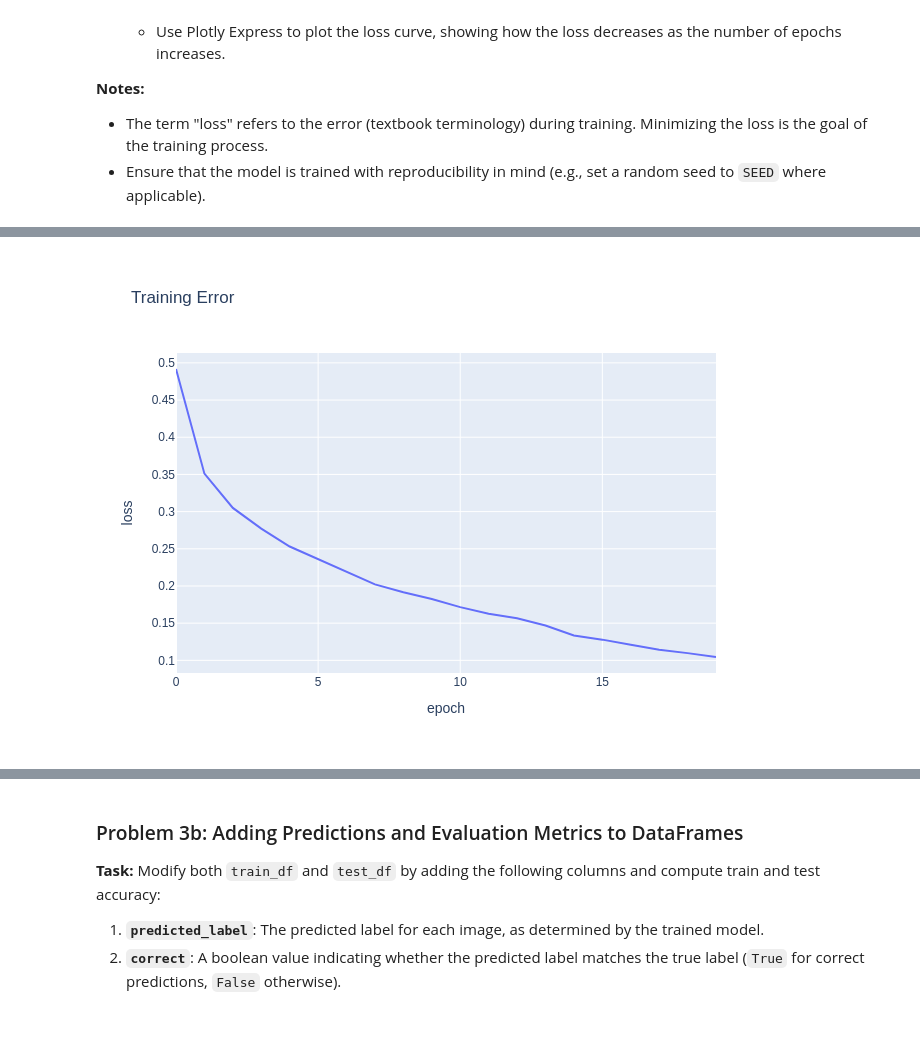
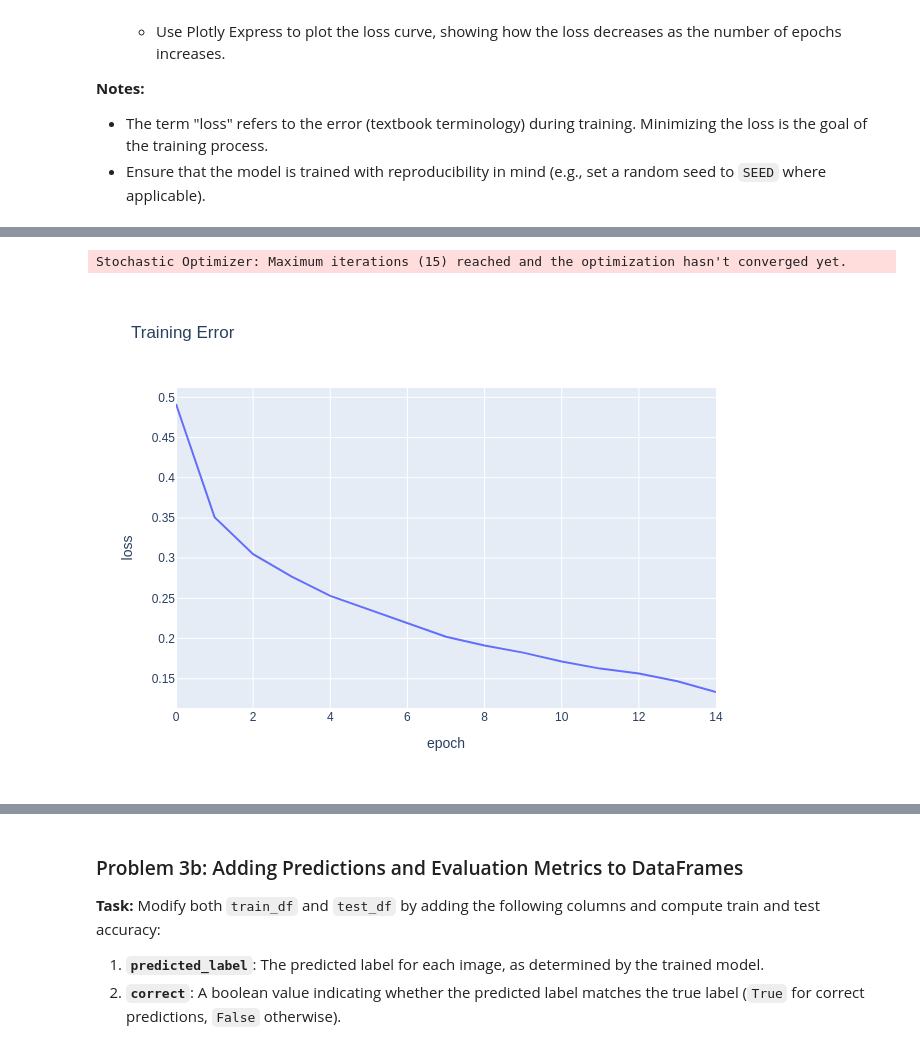
Before and after one commit to chenxixianming/fa25-student, a Jupyter notebook: hw/hw1/fashion_pt_1.ipynb, the cells around one changed output, grey strips where cells are left out. Cells and saved outputs as stored; diff of their text form; code cells hidden in the pictures.

```diff
--- a/hw/hw1/fashion_pt_1.ipynb
+++ b/hw/hw1/fashion_pt_1.ipynb
@@ -570,6 +570,10 @@ y_test = test_df['label'].values
 print(f"X_train shape: {X_train.shape}\t y_train shape: {y_train.shape}")
 print(f"X_test shape: {X_test.shape}\t y_test shape: {y_test.shape}")
 
+scaler = StandardScaler()
+X_train_sc = scaler.fit_transform(X_train / 255.0)
+X_test_sc = scaler.transform(X_test / 255.0)
+
 # TODO: Train the model using the scaled traning data and plott the loss curve (remeber to normalize your data!)
 # NOTE: Your model must be named `model`
 
@@ -577,18 +581,16 @@ if load_saved_models and os.path.exists('classifier.joblib'):
     model = joblib.load('classifier.joblib')
     loss_df = pd.DataFrame({'epoch': range(len(model.loss_curve_)), 'loss': model.loss_curve_})
 else:
-    scaler = StandardScaler()
-    X_train_sc = scaler.fit_transform(X_train / 255.0)
-    X_test_sc = scaler.transform(X_test / 255.0)
-
-    model = MLPClassifier(hidden_layer_sizes=(128,), max_iter=20,random_state=SEED, verbose=True)
+    model = MLPClassifier(hidden_layer_sizes=(128,), max_iter=15, random_state=SEED, verbose=True)
     model.fit(X_train_sc, y_train)
-
     loss_df = pd.DataFrame({'epoch': range(len(model.loss_curve_)), 'loss': model.loss_curve_})
 
 if save_models:
     joblib.dump(model, 'classifier.joblib')
 
+acc = model.score(X_test_sc, y_test)
+print(f"Test accuracy: {acc:.4f}")
+
 loss_df.plot(x='epoch', y='loss', title="Training Error")
 # %% [output]
 X_train shape: (48000, 784)      y_train shape: (48000,)
@@ -596,4 +614,5 @@ X_test shape: (12000, 784)       y_test shape: (12000,)
+Stochastic Optimizer: Maximum iterations (15) reached and the optimization hasn't converged yet.
-[figure, old version]
+[figure, new version]
 # %%
 grader.check("q3a")
 # %% [output]
```
Also changed, not shown: parts of 3 cells of this notebook.
